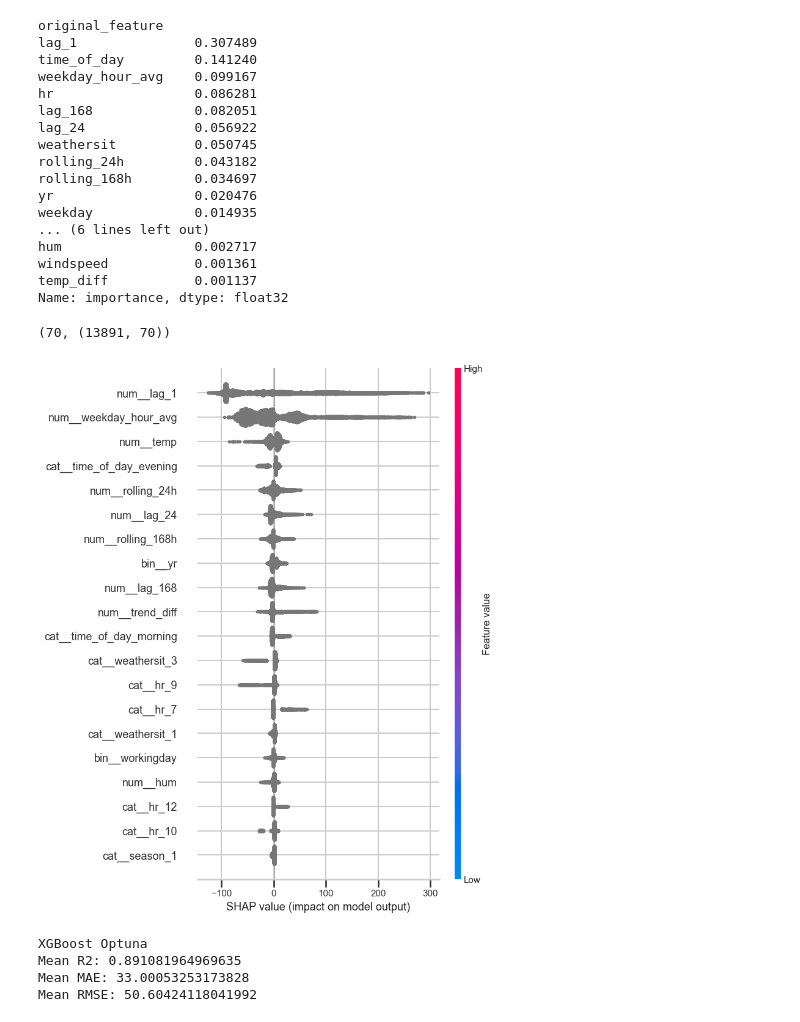
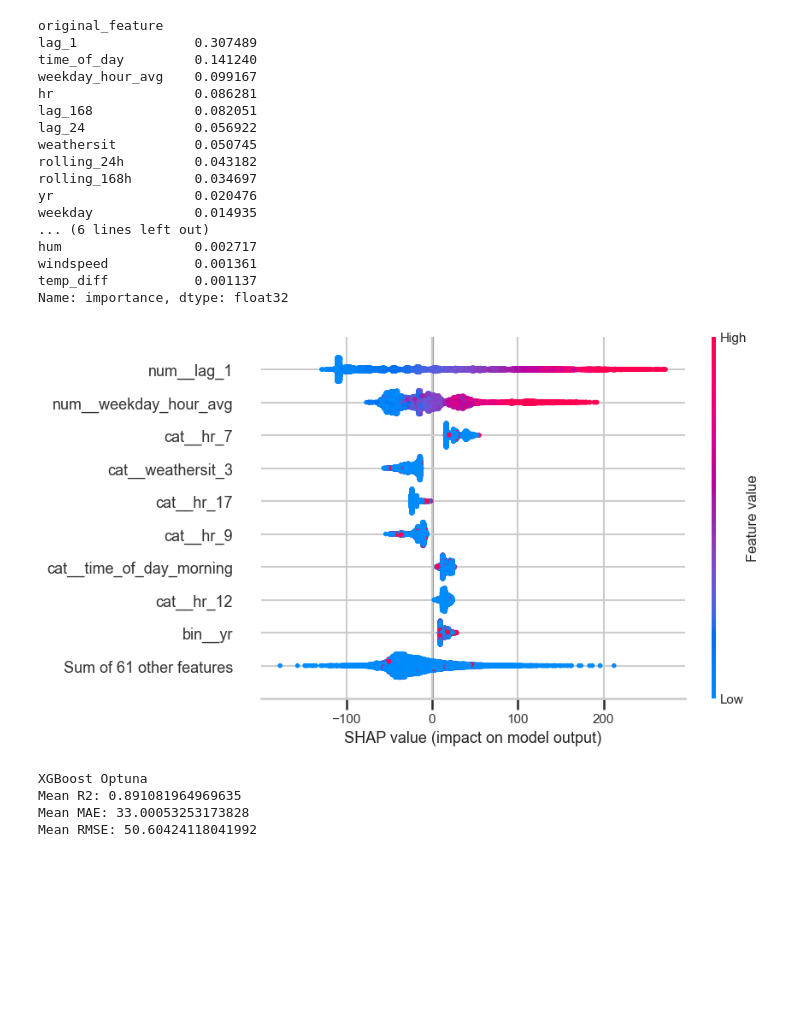
Before and after one commit to Thoericht/bike_sharing, a Jupyter notebook: 02_notebooks/03_modelling.ipynb, the cells around one changed output. Drawn from its saved outputs; the diff is of its cells as text; code cells hidden in the pictures; blank space fills up the shorter version.

```diff
--- a/02_notebooks/03_modelling.ipynb
+++ b/02_notebooks/03_modelling.ipynb
@@ -1214,17 +1201,38 @@ shap_values = explainer.shap_values(X_transformed)
-# %%
-feature_names = preprocessor.get_feature_names_out()
-
-len(feature_names), X_transformed.shape
-# %% [output]
-(70, (13891, 70))
-# %%
-shap.summary_plot(
-    shap_values,
-    X_transformed,
-    feature_names=feature_names
-)
-# %% [output]
-[figure, removed]
+# %%
+# --------------------------------
+# SHAP
+# XGBoost (OPTUNA)
+# --------------------------------
+
+preprocessor = best_model.named_steps["preprocess"]
+model = best_model.named_steps["model"]
+
+feature_names = preprocessor.get_feature_names_out()
+
+X_transformed = preprocessor.transform(X_train_v01)
+
+if hasattr(X_transformed, "toarray"):
+    X_transformed = X_transformed.toarray()
+
+X_transformed_df = pd.DataFrame(
+    X_transformed,
+    columns=feature_names,
+    index=X_train_v01.index
+)
+
+explainer = shap.TreeExplainer(model)
+
+shap_values = explainer(X_transformed_df)
+
+shap.plots.beeswarm(
+    shap_values,
+    max_display=10,
+    color=shap.plots.colors.red_blue
+)
+
+plt.show()
+# %% [output]
+[figure, added]
 # %%
 cv_best = cross_validate(
     best_model,
```
Also changed, not shown: parts of 1 cell of this notebook, 6 other files.
